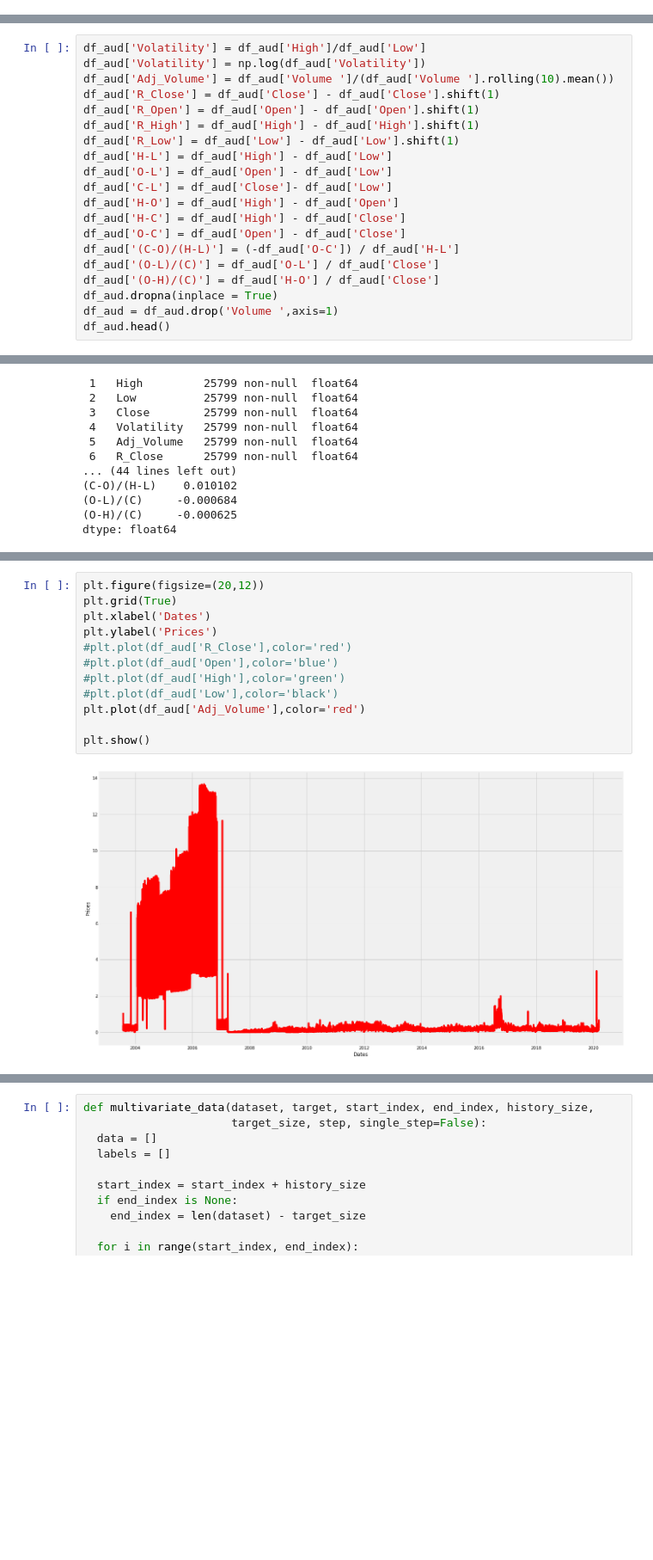
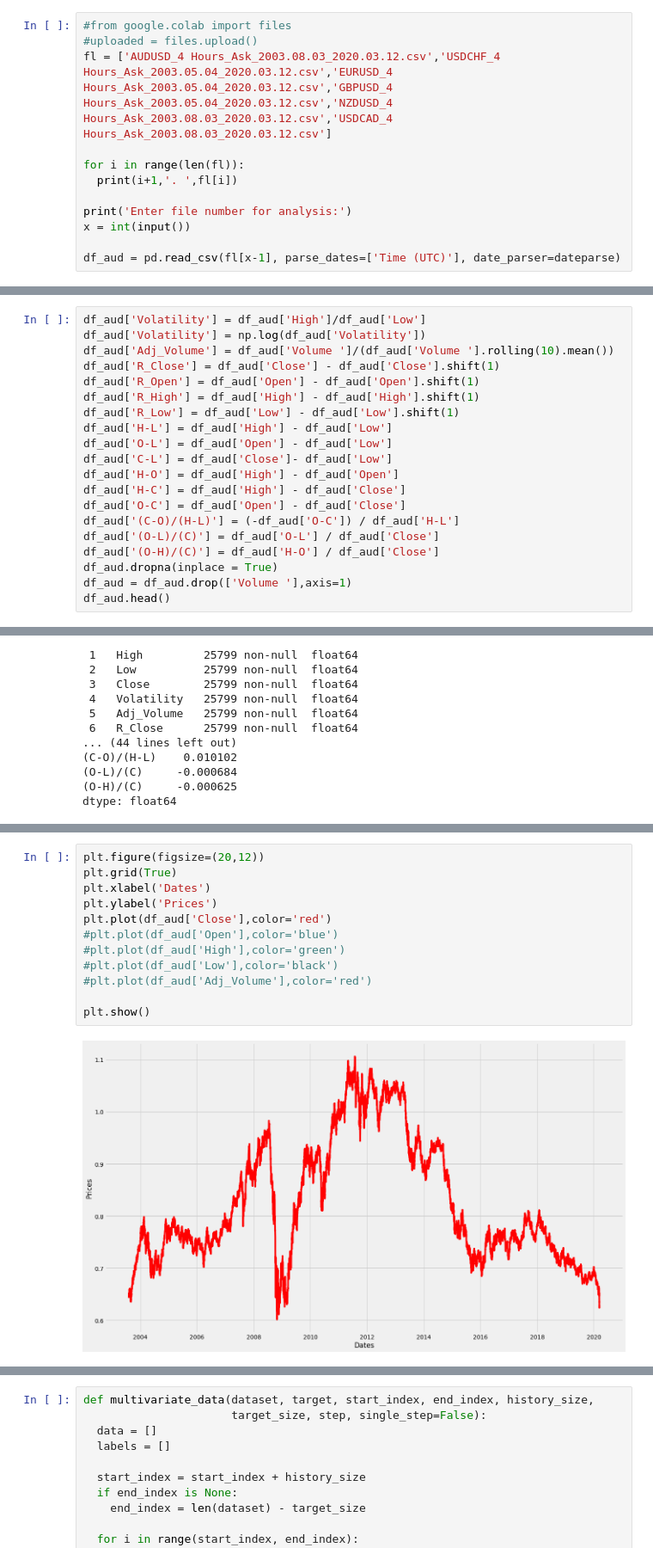
Before and after one commit to ShreyaVerma7/Algo, a Jupyter notebook: StockPrediction.ipynb, the cells around one changed output, grey strips where cells are left out. Shown at 86% size. Drawn from its saved outputs; the diff is of its cells as text; blank space fills up the shorter version.

```diff
--- a/StockPrediction.ipynb
+++ b/StockPrediction.ipynb
@@ -26,0 +24,12 @@ df_aud = pd.read_csv('AUDUSD_4 Hours_Ask_2003.08.03_2020.03.12.csv', parse_dates
+# %%
+#from google.colab import files
+#uploaded = files.upload()
+fl = ['AUDUSD_4 Hours_Ask_2003.08.03_2020.03.12.csv','USDCHF_4 Hours_Ask_2003.05.04_2020.03.12.csv','EURUSD_4 Hours_Ask_2003.05.04_2020.03.12.csv','GBPUSD_4 Hours_Ask_2003.05.04_2020.03.12.csv','NZDUSD_4 Hours_Ask_2003.08.03_2020.03.12.csv','USDCAD_4 Hours_Ask_2003.08.03_2020.03.12.csv']
+
+for i in range(len(fl)):
+  print(i+1,'. ',fl[i])
+
+print('Enter file number for analysis:')
+x = int(input())
+
+df_aud = pd.read_csv(fl[x-1], parse_dates=['Time (UTC)'], date_parser=dateparse)
@@ -47,7 +65,7 @@ df_aud['(C-O)/(H-L)'] = (-df_aud['O-C']) / df_aud['H-L']
 df_aud['(O-L)/(C)'] = df_aud['O-L'] / df_aud['Close']
 df_aud['(O-H)/(C)'] = df_aud['H-O'] / df_aud['Close']
 df_aud.dropna(inplace = True)
-df_aud = df_aud.drop('Volume ',axis=1)
+df_aud = df_aud.drop(['Volume '],axis=1)
 df_aud.head()
 # %% [output]
 |  | Open | High | Low | Close | Volatility | Adj_Volume | R_Close | R_Open | R_High | R_Low | ... |
@@ -105,17 +123,17 @@ dtype: float64
 # %%
 plt.figure(figsize=(20,12))
 plt.grid(True)
 plt.xlabel('Dates')
 plt.ylabel('Prices')
-#plt.plot(df_aud['R_Close'],color='red')
+plt.plot(df_aud['Close'],color='red')
 #plt.plot(df_aud['Open'],color='blue')
 #plt.plot(df_aud['High'],color='green')
 #plt.plot(df_aud['Low'],color='black')
-plt.plot(df_aud['Adj_Volume'],color='red')
+#plt.plot(df_aud['Adj_Volume'],color='red')
 
 plt.show()
 # %% [output]
-[figure, old version]
+[figure, new version]
 # %%
 dist1 = sns.kdeplot(df_aud['R_Close'])
 dist2 = sns.kdeplot(df_aud['R_High'])
```
Also changed, not shown: parts of 25 cells of this notebook.
